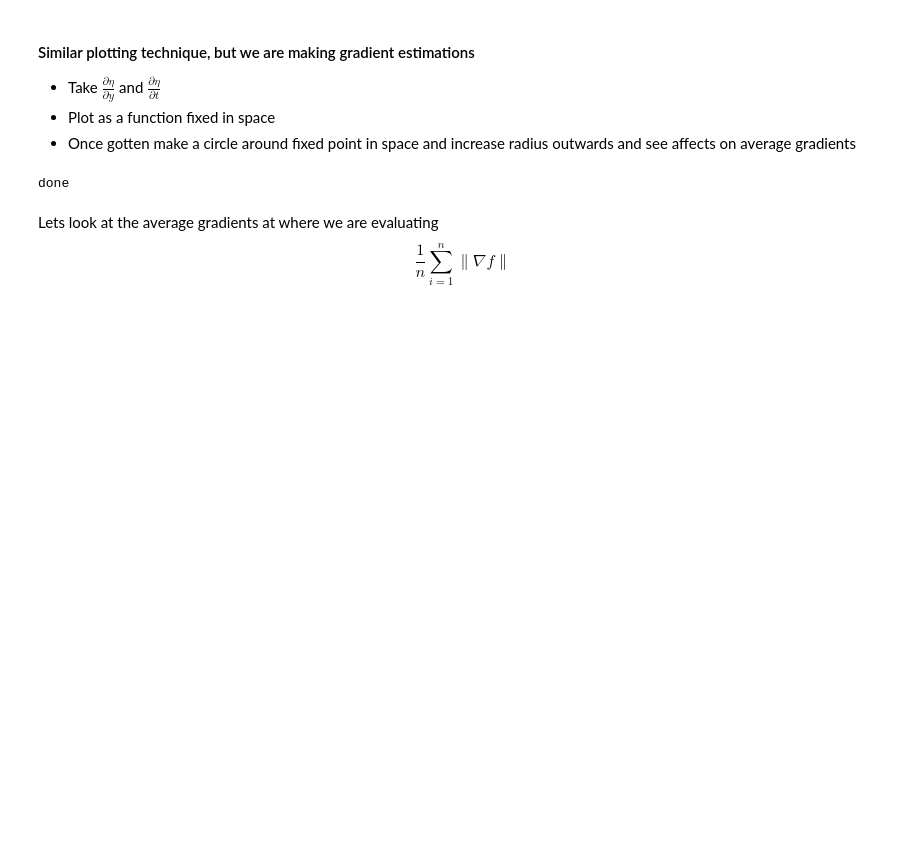
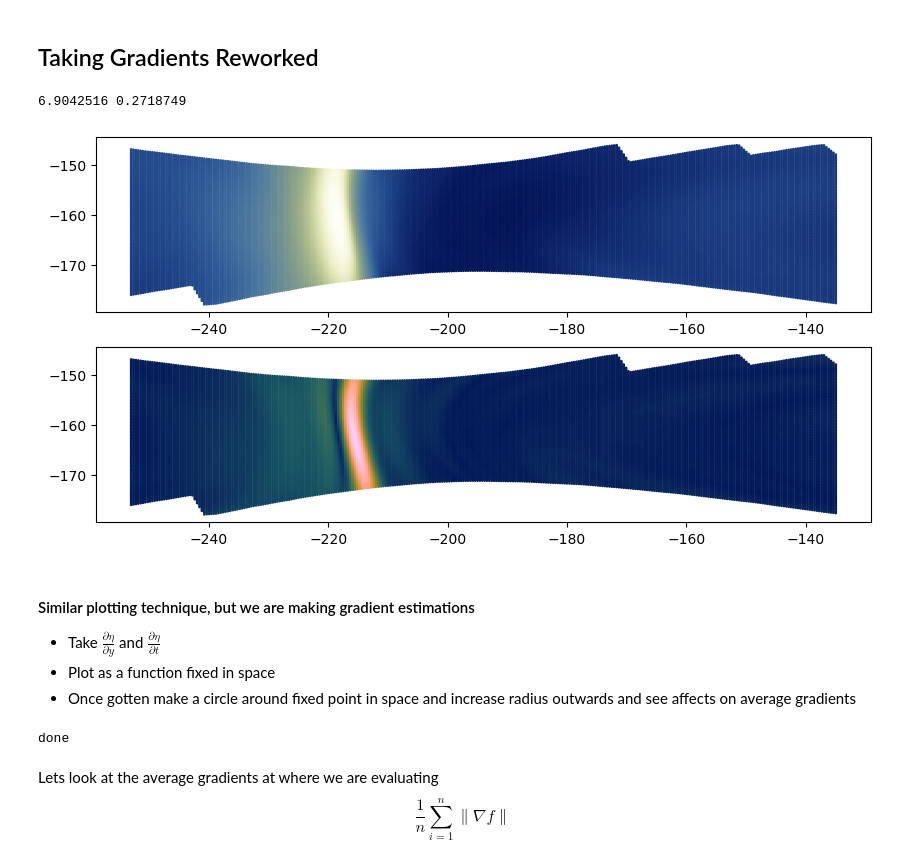
Before and after one commit to davebobculver/siren-sea-surface-code, a Jupyter notebook: taking_gradients.ipynb, the cells around one changed output. Saved outputs shown, nothing was run; the diff lists cells and outputs as text; code cells hidden in the pictures; blank space fills up the shorter version.

```diff
--- a/taking_gradients.ipynb
+++ b/taking_gradients.ipynb
@@ -0,0 +1,2 @@
+# %% [markdown]
+## Taking Gradients Reworked
@@ -1,3 +45,20 @@
+# %%
+import matplotlib.pyplot as plt
+import cmcrameri.cm as cmc
+import numpy as np
+
+z = output_unscaled.detach().cpu().numpy().reshape(-1,1)
+dz = g_2.detach().cpu().numpy().reshape(-1,1)
+x = input_unscaled[:,0].detach().cpu().numpy().reshape(-1,1)
+y = input_unscaled[:,1].detach().cpu().numpy().reshape(-1,1)
+
+fig, (ax1, ax2) = plt.subplots(2, figsize=(10, 5))
+
+ax1.scatter(x, y, c=z, s=1, cmap=cmc.davos, vmin=0, vmax=7)
+ax2.scatter(x, y, c=dz, s=1, cmap=cmc.batlow)
+# %% [output]
+6.9042516 0.2718749
+[figure, added]
 # %% [markdown]
 #### Similar plotting technique, but we are making gradient estimations
 
```
Also changed, not shown: parts of 5 cells of this notebook, 10 other files.
